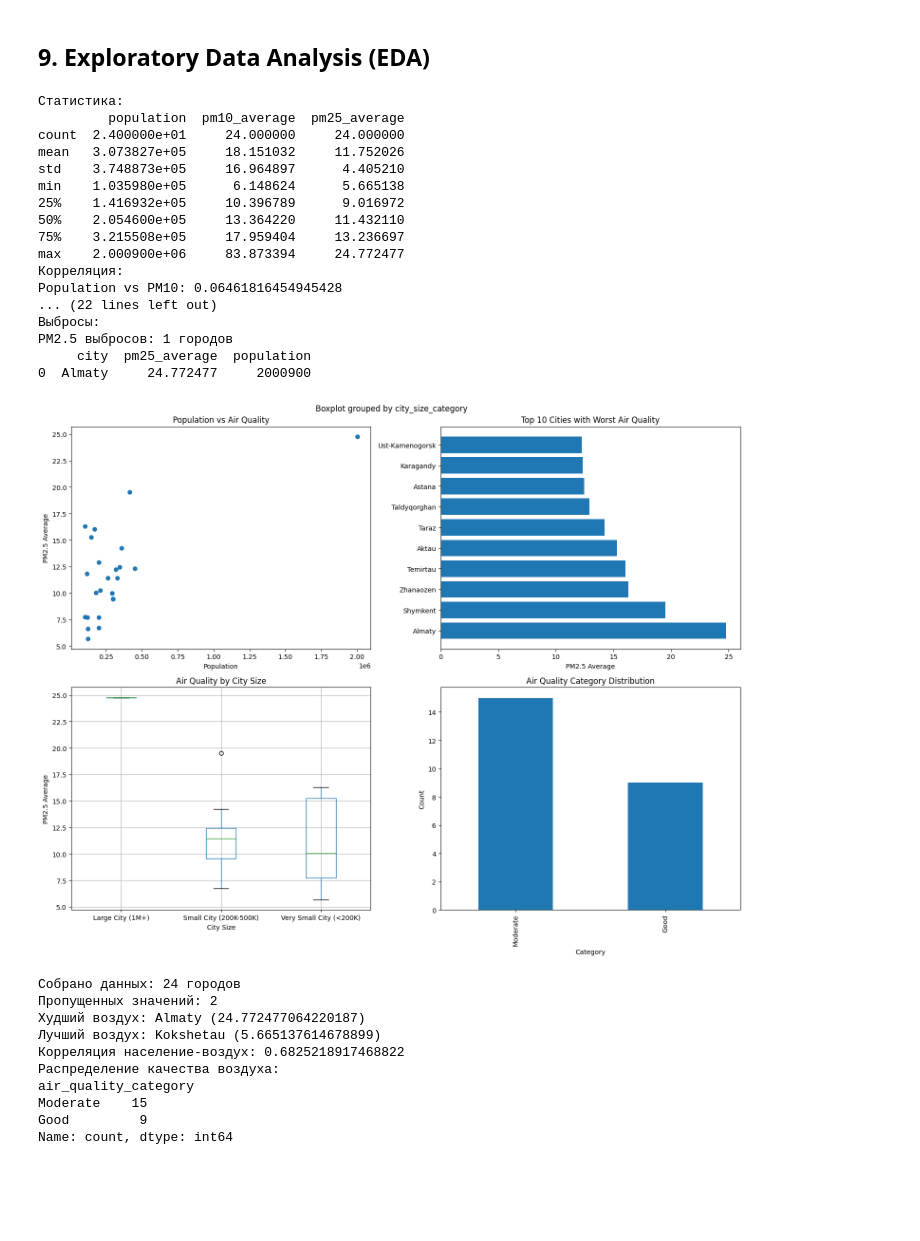
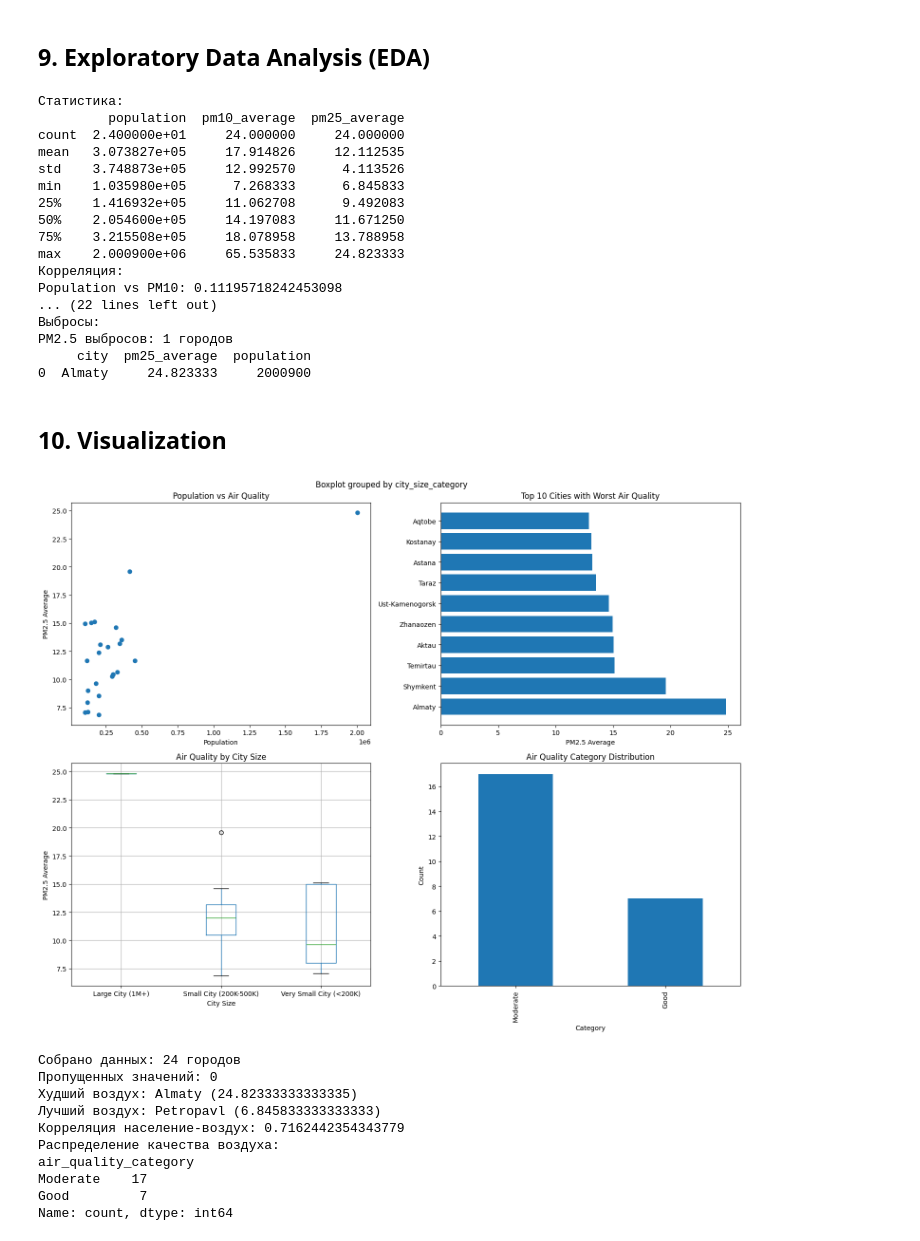
Before and after one commit to kemelmerey/DCP_SIS1, a Jupyter notebook: SIS_Tuple_and_Merey_Air_Quility.ipynb, the cells around one changed output. Cells and saved outputs as stored; diff of their text form; code cells hidden in the pictures; blank space fills up the shorter version.

```diff
--- a/SIS_Tuple_and_Merey_Air_Quility.ipynb
+++ b/SIS_Tuple_and_Merey_Air_Quility.ipynb
@@ -55,7 +56,7 @@ for item in city_items:
 
     if population > 100000:
         print(f"{city_name}: {population:,}")
-
+        city_name = unicodedata.normalize('NFKD', city_name).encode('ascii', 'ignore').decode('utf-8')
         city_url = f"https://latitude.to/map/kz/kazakhstan/cities/{city_name.lower().replace(' ', '-')}"
         response = requests.get(city_url)
         soup = BeautifulSoup(response.text, 'html.parser')
@@ -391,20 +392,22 @@ print(outliers[['city', 'pm25_average', 'population']].sort_values('pm25_average
 Статистика:
          population  pm10_average  pm25_average
 count  2.400000e+01     24.000000     24.000000
-mean   3.073827e+05     18.151032     11.752026
-std    3.748873e+05     16.964897      4.405210
-min    1.035980e+05      6.148624      5.665138
-25%    1.416932e+05     10.396789      9.016972
-50%    2.054600e+05     13.364220     11.432110
-75%    3.215508e+05     17.959404     13.236697
-max    2.000900e+06     83.873394     24.772477
+mean   3.073827e+05     17.914826     12.112535
+std    3.748873e+05     12.992570      4.113526
+min    1.035980e+05      7.268333      6.845833
+25%    1.416932e+05     11.062708      9.492083
+50%    2.054600e+05     14.197083     11.671250
+75%    3.215508e+05     18.078958     13.788958
+max    2.000900e+06     65.535833     24.823333
 Корреляция:
-Population vs PM10: 0.06461816454945428
+Population vs PM10: 0.11195718242453098
 ... (22 lines left out)
 Выбросы:
 PM2.5 выбросов: 1 городов
      city  pm25_average  population
-0  Almaty     24.772477     2000900
+0  Almaty     24.823333     2000900
+# %% [markdown]
+## 10. Visualization
 # %%
 def create_visualizations(df_final):
     fig, axes = plt.subplots(2, 2, figsize=(15, 12))
@@ -424,47 +427,47 @@ def create_visualizations(df_final):
     ax2.set_title('Top 10 Cities with Worst Air Quality')
 
     ax3 = axes[1, 0]
-    df_final.boxplot(column='pm25_average', by='city_size_category', ax=ax3)
+    df_final.boxplot(column='pm25_average', by='city_size_category', ax=ax3)th
     ax3.set_title('Air Quality by City Size')
     ax3.set_xlabel('City Size')
     ax3.set_ylabel('PM2.5 Average')
 
     ax4 = axes[1, 1]
     df_final['air_quality_category'].value_counts().plot(kind='bar', ax=ax4)
     ax4.set_title('Air Quality Category Distribution')
     ax4.set_xlabel('Category')
     ax4.set_ylabel('Count')
 
     plt.tight_layout()
     plt.show()
 
 def generate_summary_insights(df_final):
     print(f"Собрано данных: {len(df_final)} городов")
     print(f"Пропущенных значений: {df_final.isnull().sum().sum()}")
 
     worst_air = df_final.loc[df_final['pm25_average'].idxmax()]
     best_air = df_final.loc[df_final['pm25_average'].idxmin()]
     print(f"Худший воздух: {worst_air['city']} ({worst_air['pm25_average']})")
     print(f"Лучший воздух: {best_air['city']} ({best_air['pm25_average']})")
 
     correlation = df_final['population'].corr(df_final['pm25_average'])
     print(f"Корреляция население-воздух: {correlation}")
 
     air_quality_summary = df_final['air_quality_category'].value_counts()
     print("Распределение качества воздуха:")
     print(air_quality_summary)
 
 create_visualizations(df_final)
 generate_summary_insights(df_final)
 # %% [output]
-[figure, old version]
+[figure, new version]
 Собрано данных: 24 городов
-Пропущенных значений: 2
-Худший воздух: Almaty (24.772477064220187)
-Лучший воздух: Kokshetau (5.665137614678899)
-Корреляция население-воздух: 0.6825218917468822
+Пропущенных значений: 0
+Худший воздух: Almaty (24.82333333333335)
+Лучший воздух: Petropavl (6.845833333333333)
+Корреляция население-воздух: 0.7162442354343779
 Распределение качества воздуха:
 air_quality_category
-Moderate    15
-Good         9
+Moderate    17
+Good         7
 Name: count, dtype: int64
```
Also changed, not shown: parts of 8 cells of this notebook, 1 other file.
